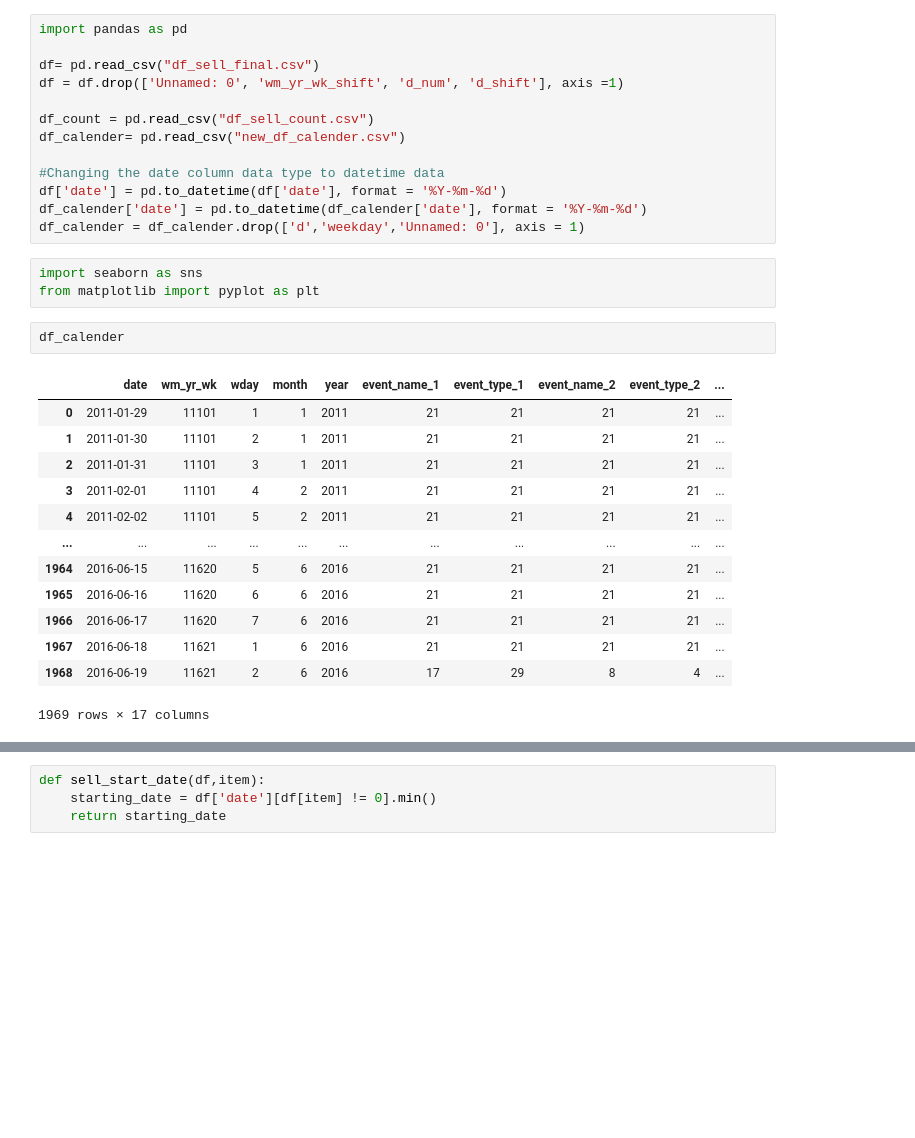
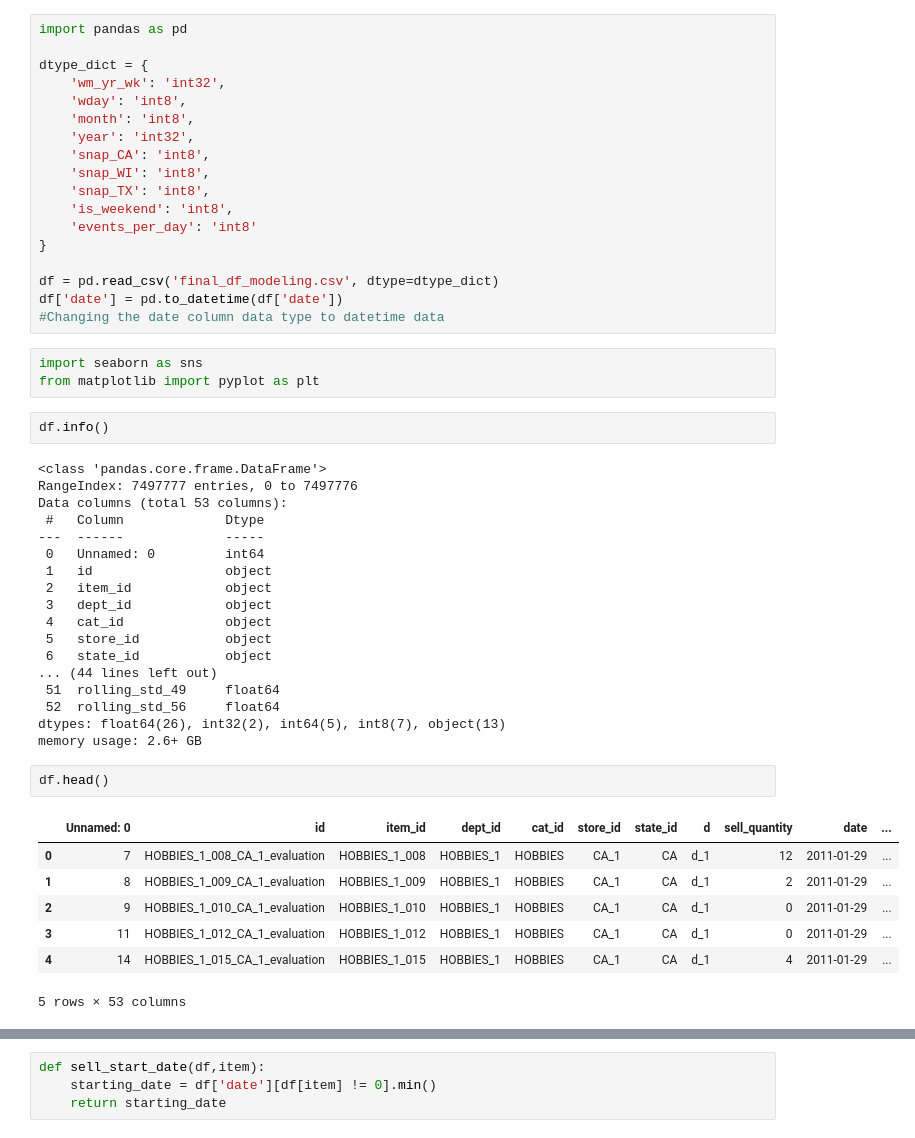
Before and after one commit to yoheita/Springboard, a Jupyter notebook: Capstone Project 2/Draft/Capstone_Project_Forecast_250_items.ipynb, the cells around one changed output, grey strips where cells are left out. Cells and saved outputs as stored; diff of their text form; blank space fills up the shorter version.

```diff
--- a/Capstone Project 2/Draft/Capstone_Project_Forecast_250_items.ipynb
+++ b/Capstone Project 2/Draft/Capstone_Project_Forecast_250_items.ipynb
@@ -1,35 +1,54 @@
 # %%
 import pandas as pd
 
-df= pd.read_csv("df_sell_final.csv")
-df = df.drop(['Unnamed: 0', 'wm_yr_wk_shift', 'd_num', 'd_shift'], axis =1)
+dtype_dict = {
+    'wm_yr_wk': 'int32',
+    'wday': 'int8',
+    'month': 'int8',
+    'year': 'int32',
+    'snap_CA': 'int8',
+    'snap_WI': 'int8',
+    'snap_TX': 'int8',
+    'is_weekend': 'int8',
+    'events_per_day': 'int8'
+}
 
-df_count = pd.read_csv("df_sell_count.csv")
-df_calender= pd.read_csv("new_df_calender.csv")
-
+df = pd.read_csv('final_df_modeling.csv', dtype=dtype_dict)
+df['date'] = pd.to_datetime(df['date'])
 #Changing the date column data type to datetime data
-df['date'] = pd.to_datetime(df['date'], format = '%Y-%m-%d')
-df_calender['date'] = pd.to_datetime(df_calender['date'], format = '%Y-%m-%d')
-df_calender = df_calender.drop(['d','weekday','Unnamed: 0'], axis = 1)
 # %%
 import seaborn as sns
 from matplotlib import pyplot as plt
 # %%
-df_calender
+df.info()
 # %% [output]
-|  | date | wm_yr_wk | wday | month | year | event_name_1 | event_type_1 | event_name_2 | event_type_2 | ... |
-| 0 | 2011-01-29 | 11101 | 1 | 1 | 2011 | 21 | 21 | 21 | 21 | ... |
-| 1 | 2011-01-30 | 11101 | 2 | 1 | 2011 | 21 | 21 | 21 | 21 | ... |
-| 2 | 2011-01-31 | 11101 | 3 | 1 | 2011 | 21 | 21 | 21 | 21 | ... |
-| 3 | 2011-02-01 | 11101 | 4 | 2 | 2011 | 21 | 21 | 21 | 21 | ... |
-| 4 | 2011-02-02 | 11101 | 5 | 2 | 2011 | 21 | 21 | 21 | 21 | ... |
-| ... | ... | ... | ... | ... | ... | ... | ... | ... | ... | ... |
-| 1964 | 2016-06-15 | 11620 | 5 | 6 | 2016 | 21 | 21 | 21 | 21 | ... |
-| 1965 | 2016-06-16 | 11620 | 6 | 6 | 2016 | 21 | 21 | 21 | 21 | ... |
-| 1966 | 2016-06-17 | 11620 | 7 | 6 | 2016 | 21 | 21 | 21 | 21 | ... |
-| 1967 | 2016-06-18 | 11621 | 1 | 6 | 2016 | 21 | 21 | 21 | 21 | ... |
-| 1968 | 2016-06-19 | 11621 | 2 | 6 | 2016 | 17 | 29 | 8 | 4 | ... |
-1969 rows × 17 columns
+<class 'pandas.core.frame.DataFrame'>
+RangeIndex: 7497777 entries, 0 to 7497776
+Data columns (total 53 columns):
+ #   Column             Dtype
+---  ------             -----
+ 0   Unnamed: 0         int64
+ 1   id                 object
+ 2   item_id            object
+ 3   dept_id            object
+ 4   cat_id             object
+ 5   store_id           object
+ 6   state_id           object
+... (44 lines left out)
+ 51  rolling_std_49     float64
+ 52  rolling_std_56     float64
+dtypes: float64(26), int32(2), int64(5), int8(7), object(13)
+memory usage: 2.6+ GB
+# %%
+df.head()
+# %% [output]
+|  | Unnamed: 0 | id | item_id | dept_id | cat_id | store_id | state_id | d | sell_quantity | date | ... |
+| 0 | 7 | HOBBIES_1_008_CA_1_evaluation | HOBBIES_1_008 | HOBBIES_1 | HOBBIES | CA_1 | CA | d_1 | 12 | 2011-01-29 | ... |
+| 1 | 8 | HOBBIES_1_009_CA_1_evaluation | HOBBIES_1_009 | HOBBIES_1 | HOBBIES | CA_1 | CA | d_1 | 2 | 2011-01-29 | ... |
+| 2 | 9 | HOBBIES_1_010_CA_1_evaluation | HOBBIES_1_010 | HOBBIES_1 | HOBBIES | CA_1 | CA | d_1 | 0 | 2011-01-29 | ... |
+| 3 | 11 | HOBBIES_1_012_CA_1_evaluation | HOBBIES_1_012 | HOBBIES_1 | HOBBIES | CA_1 | CA | d_1 | 0 | 2011-01-29 | ... |
+| 4 | 14 | HOBBIES_1_015_CA_1_evaluation | HOBBIES_1_015 | HOBBIES_1 | HOBBIES | CA_1 | CA | d_1 | 4 | 2011-01-29 | ... |
+5 rows × 53 columns
 # %%
 from sklearn.preprocessing import LabelEncoder
 
```
Also changed, not shown: parts of 9 cells of this notebook.
